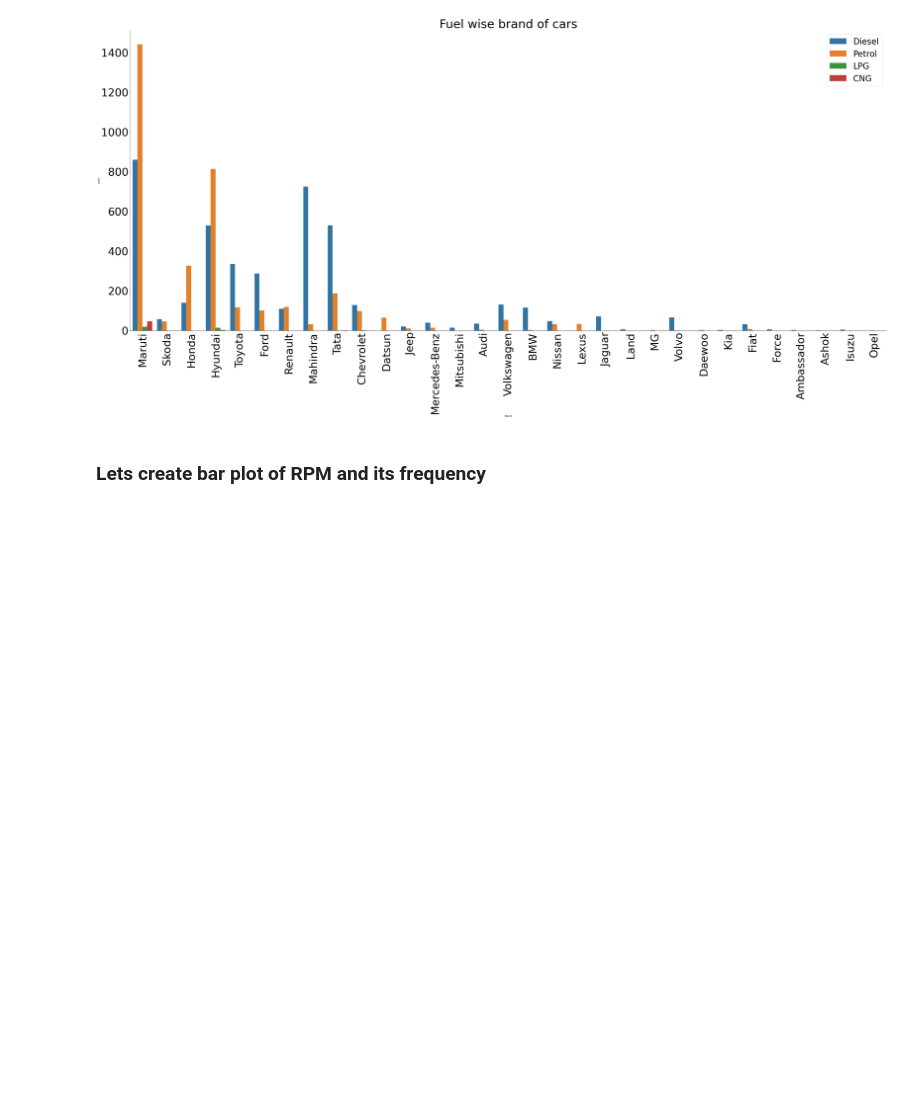
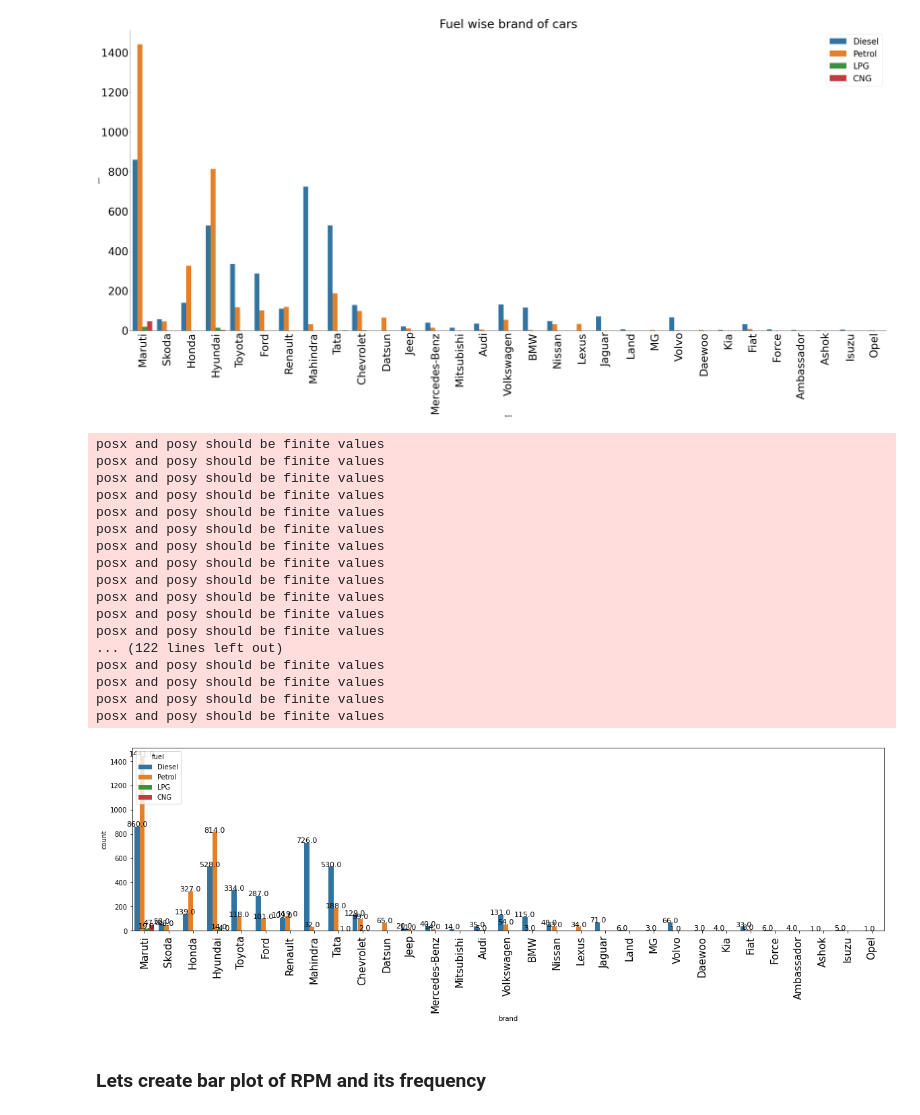
Before and after one commit to patildhanraj96/Vehicles-dataset, a Jupyter notebook: cars project final.ipynb, the cells around one changed output. Cells and saved outputs as stored; diff of their text form; code cells hidden in the pictures; blank space fills up the shorter version.

```diff
--- a/cars project final.ipynb
+++ b/cars project final.ipynb
@@ -560,6 +560,32 @@ plt.legend(fontsize=35,loc=1)
 plt.show()
 # %% [output]
 [figure]
+# %%
+countplot, ax=plt.subplots(figsize=(20,5))
+ax=sns.countplot(hue='fuel',x='brand',data=cars)
+plt.xticks(fontsize=15,rotation=90)
+for rect in ax.patches:
+    ax.text(rect.get_x()+rect.get_width()/2,rect.get_height()+1,rect.get_height(),horizontalalignment='center',fontsize=11)
+plt.show()
+# %% [output]
+posx and posy should be finite values
+posx and posy should be finite values
+posx and posy should be finite values
+posx and posy should be finite values
+posx and posy should be finite values
+posx and posy should be finite values
+posx and posy should be finite values
+posx and posy should be finite values
+posx and posy should be finite values
+posx and posy should be finite values
+posx and posy should be finite values
+posx and posy should be finite values
+... (122 lines left out)
+posx and posy should be finite values
+posx and posy should be finite values
+posx and posy should be finite values
+posx and posy should be finite values
+[figure, added]
 # %% [markdown]
 ### Lets create bar plot of RPM and its frequency
 # %%
```
Also changed, not shown: parts of 3 cells of this notebook.
